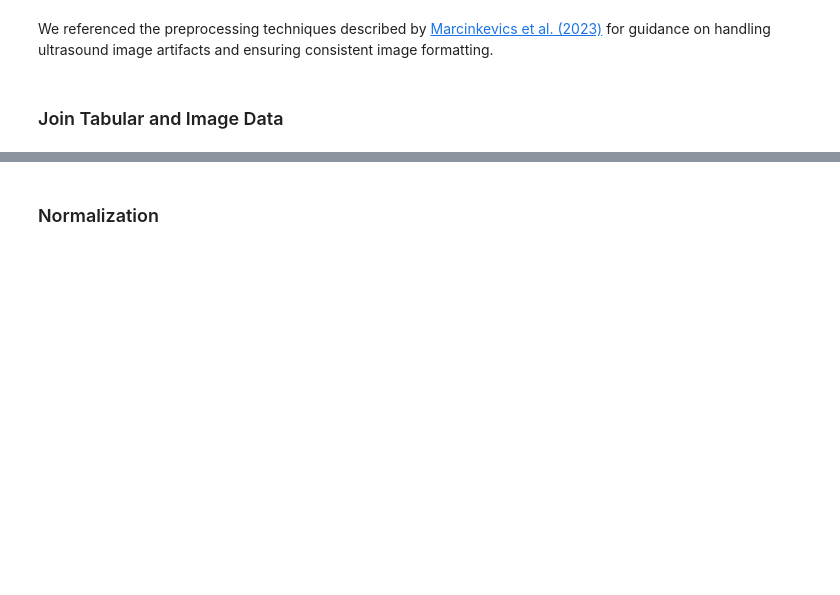
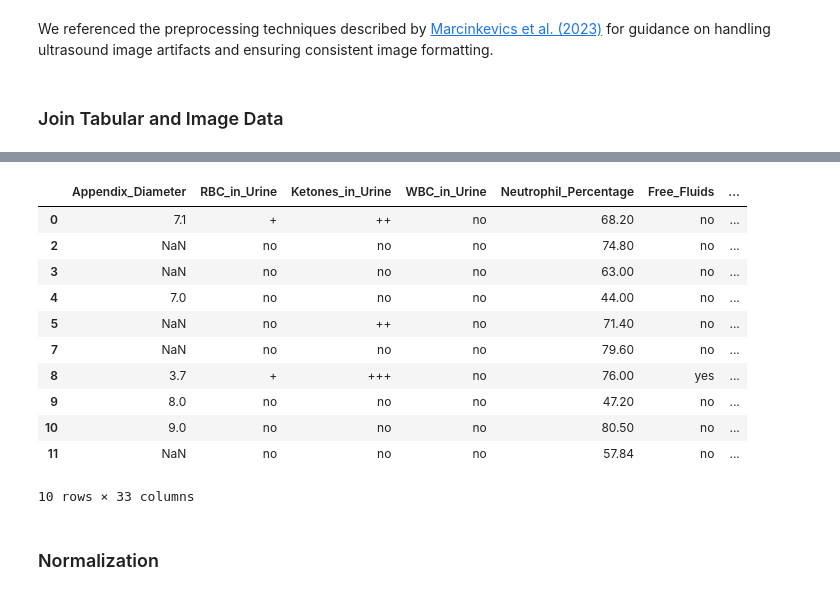
Before and after one commit to AlyssaMiaTaliotis/paediatric-apendicitis, a Jupyter notebook: notebooks/MS2.ipynb, the cells around one changed output, grey strips where cells are left out. Drawn from its saved outputs; the diff is of its cells as text; code cells hidden in the pictures; blank space fills up the shorter version.

```diff
--- a/notebooks/MS2.ipynb
+++ b/notebooks/MS2.ipynb
@@ -472,3 +514,24 @@ Before further preprocessing to prevent data leakage.
+# %%
+# Option 2: Aggregate Images Per Patient
+# If a patient has multiple images, collect them into a list.
+images_agg = images_df.groupby('US_Number')['image_path'].apply(list).reset_index()
+merged_df_one_to_one = pd.merge(df, images_agg, on='US_Number', how='left')
+merged_df_one_to_one.dropna(subset=['image_path'], inplace=True)
+merged_df_one_to_one.to_csv('../data/app_data_merged_one_to_one.csv', index=False)
+merged_df_one_to_one.head(10)
+# %% [output]
+|  | Appendix_Diameter | RBC_in_Urine | Ketones_in_Urine | WBC_in_Urine | Neutrophil_Percentage | Free_Fluids | ... |
+| 0 | 7.1 | + | ++ | no | 68.20 | no | ... |
+| 2 | NaN | no | no | no | 74.80 | no | ... |
+| 3 | NaN | no | no | no | 63.00 | no | ... |
+| 4 | 7.0 | no | no | no | 44.00 | no | ... |
+| 5 | NaN | no | ++ | no | 71.40 | no | ... |
+| 7 | NaN | no | no | no | 79.60 | no | ... |
+| 8 | 3.7 | + | +++ | no | 76.00 | yes | ... |
+| 9 | 8.0 | no | no | no | 47.20 | no | ... |
+| 10 | 9.0 | no | no | no | 80.50 | no | ... |
+| 11 | NaN | no | no | no | 57.84 | no | ... |
+10 rows × 33 columns
 # %% [markdown]
 ### Normalization
 # %% [markdown]
```
Also changed, not shown: parts of 6 cells of this notebook, 3 other files.
